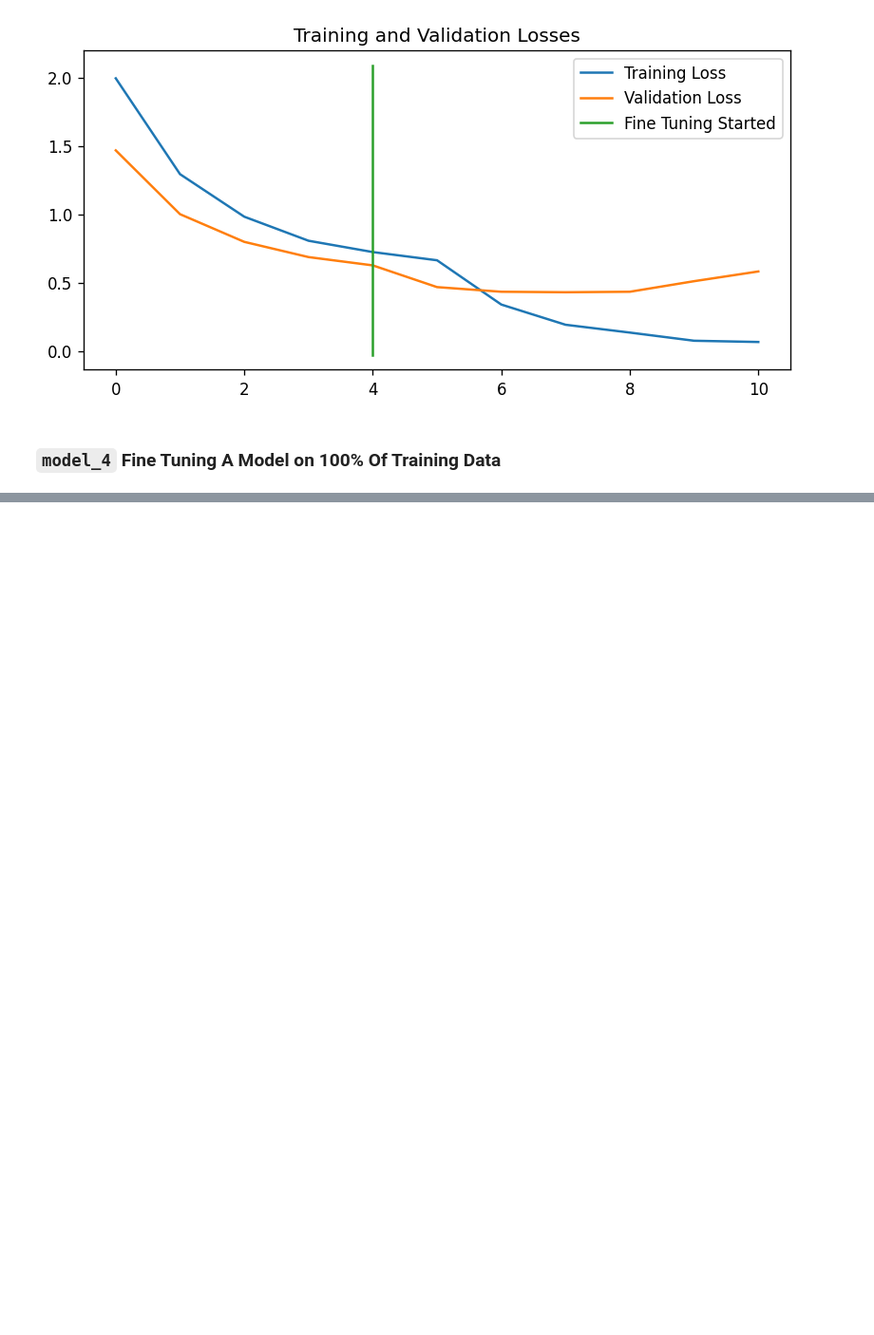
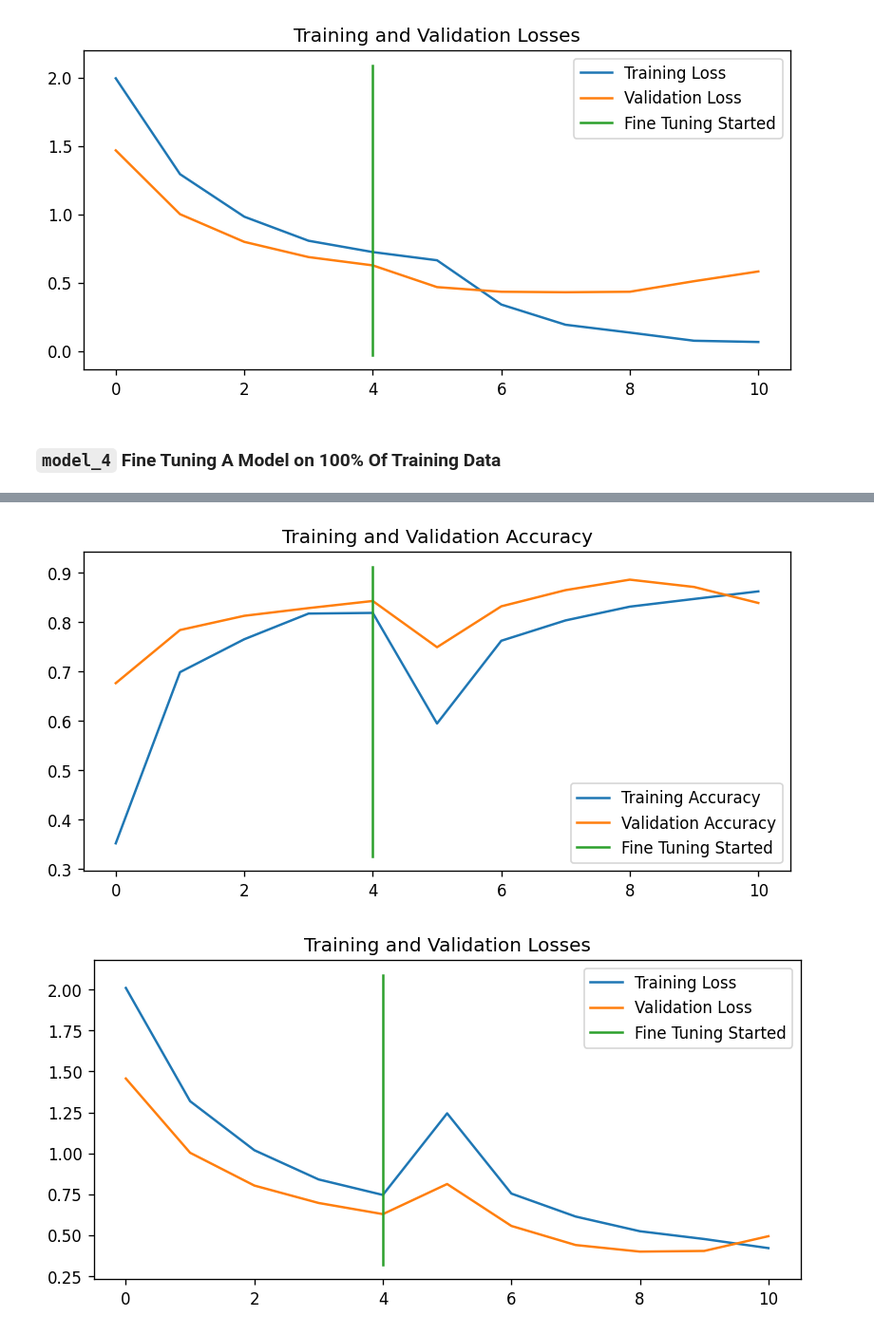
Before and after one commit to kshipra-jadav/ztm-dl, a Jupyter notebook: Transfer_Learning_with_TensorFlow_(Part_2)_ZTM.ipynb, the cells around one changed output, grey strips where cells are left out. Shown at 95% size. Drawn from its saved outputs; the diff is of its cells as text; code cells hidden in the pictures; blank space fills up the shorter version.

Commit message:
Finish model_4 (not good accuracy lmao)

```diff
--- a/Transfer_Learning_with_TensorFlow_(Part_2)_ZTM.ipynb
+++ b/Transfer_Learning_with_TensorFlow_(Part_2)_ZTM.ipynb
@@ -697,0 +741,10 @@ compare_histories(model_2_history, model_2_fine_history)
+# %%
+from tensorflow.keras.utils import image_dataset_from_directory
+
+train_data_100pc = image_dataset_from_directory(directory=train_dir,
+                                              image_size=(224, 224),
+                                              label_mode="categorical")
+
+test_data_100pc = image_dataset_from_directory(directory=test_dir,
+                                             image_size=(224, 224),
+                                             label_mode="categorical")
@@ -697,0 +783,8 @@ compare_histories(model_2_history, model_2_fine_history)
+# %%
+model_2.layers[2].trainable = True
+
+for layer in model_4.layers[2].layers[:-10]:
+  layer.trainable = False
+
+for layer_num, layer in enumerate(model_4.layers[2].layers):
+  print(layer_num, layer.name, layer.trainable, sep=" - ")
@@ -697,0 +809,6 @@ compare_histories(model_2_history, model_2_fine_history)
+# %%
+from tensorflow.keras.optimizers import Adam
+
+model_2.compile(loss="categorical_crossentropy",
+                optimizer=Adam(lr=0.0001),
+                metrics=["accuracy"])
@@ -697,0 +817,5 @@ compare_histories(model_2_history, model_2_fine_history)
+# %%
+model_2_history_fine_100pc = model_2.fit(train_data_100pc,
+                              validation_data=test_data_100pc,
+                              epochs=len(model_2_history.epoch) + 5,
+                              initial_epoch=model_2_history.epoch[-1])
@@ -697,0 +835,5 @@ compare_histories(model_2_history, model_2_fine_history)
+# %%
+compare_histories(model_2_history, model_2_history_fine_100pc)
+# %% [output]
+[figure, added]
+[figure, added]
```
Also changed, not shown: parts of 13 cells of this notebook.
